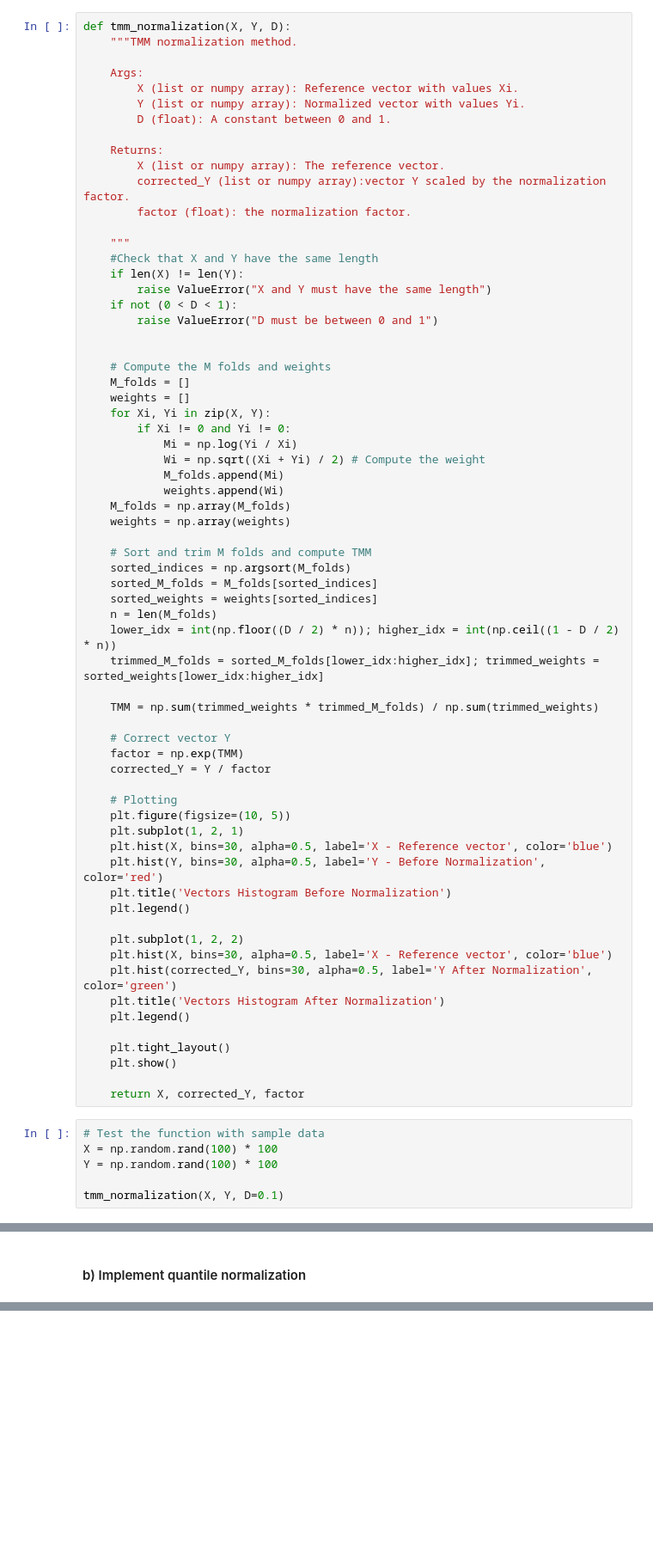
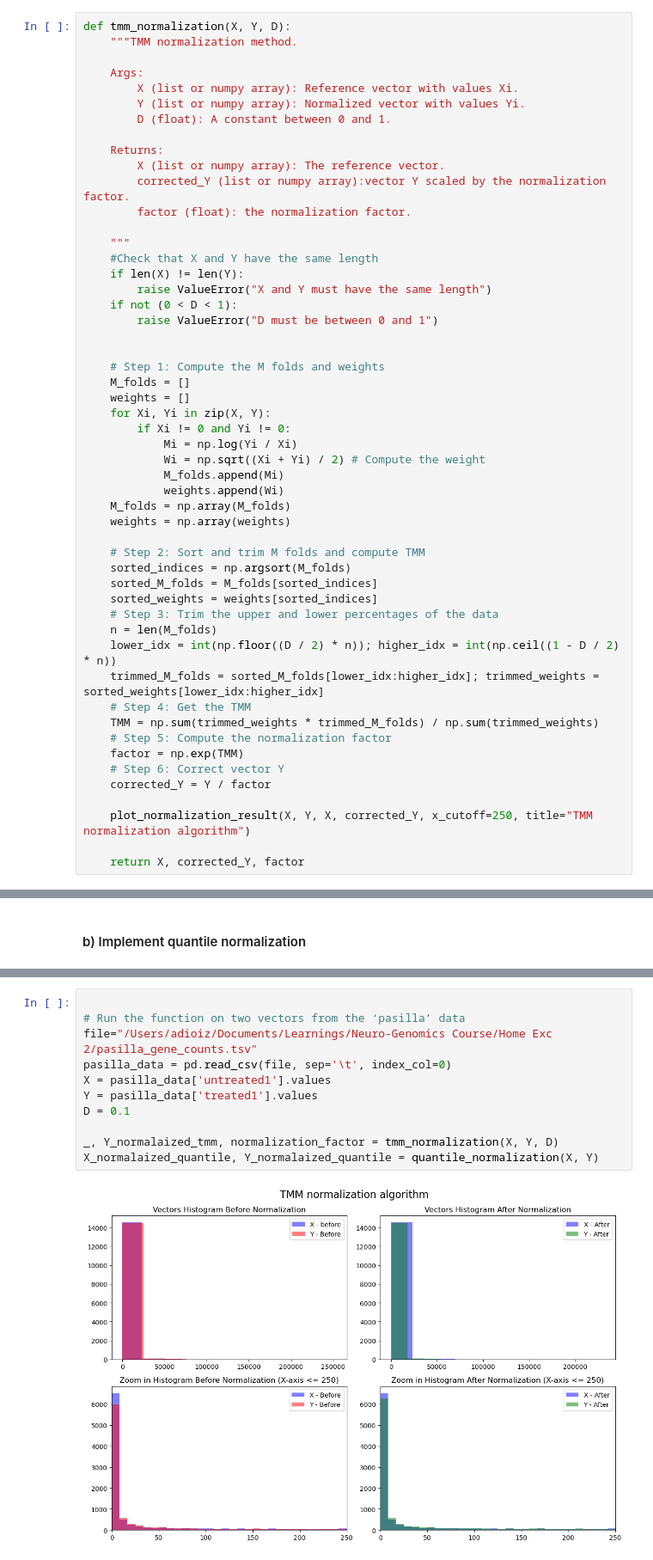
Before and after one commit to adioiz/Neuro-Genomics-Course, a Jupyter notebook: Home Exc 2/Ex2.ipynb, the cells around one changed output, grey strips where cells are left out. Shown at 86% size. Drawn from its saved outputs; the diff is of its cells as text; blank space fills up the shorter version.

```diff
--- a/Home Exc 2/Ex2.ipynb
+++ b/Home Exc 2/Ex2.ipynb
@@ -30,7 +67,7 @@ def tmm_normalization(X, Y, D):
         raise ValueError("D must be between 0 and 1")
 
 
-    # Compute the M folds and weights
+    # Step 1: Compute the M folds and weights
     M_folds = []
     weights = []
     for Xi, Yi in zip(X, Y):
@@ -42,41 +79,21 @@ def tmm_normalization(X, Y, D):
     M_folds = np.array(M_folds)
     weights = np.array(weights)
 
-    # Sort and trim M folds and compute TMM
+    # Step 2: Sort and trim M folds and compute TMM
     sorted_indices = np.argsort(M_folds)
     sorted_M_folds = M_folds[sorted_indices]
     sorted_weights = weights[sorted_indices]
+    # Step 3: Trim the upper and lower percentages of the data
     n = len(M_folds)
     lower_idx = int(np.floor((D / 2) * n)); higher_idx = int(np.ceil((1 - D / 2) * n))
     trimmed_M_folds = sorted_M_folds[lower_idx:higher_idx]; trimmed_weights = sorted_weights[lower_idx:higher_idx]
-
+    # Step 4: Get the TMM
     TMM = np.sum(trimmed_weights * trimmed_M_folds) / np.sum(trimmed_weights)
-
-    # Correct vector Y
+    # Step 5: Compute the normalization factor
     factor = np.exp(TMM)
+    # Step 6: Correct vector Y
     corrected_Y = Y / factor
 
-    # Plotting
-    plt.figure(figsize=(10, 5))
-    plt.subplot(1, 2, 1)
-    plt.hist(X, bins=30, alpha=0.5, label='X - Reference vector', color='blue')
-    plt.hist(Y, bins=30, alpha=0.5, label='Y - Before Normalization', color='red')
-    plt.title('Vectors Histogram Before Normalization')
-    plt.legend()
-
-    plt.subplot(1, 2, 2)
-    plt.hist(X, bins=30, alpha=0.5, label='X - Reference vector', color='blue')
-    plt.hist(corrected_Y, bins=30, alpha=0.5, label='Y After Normalization', color='green')
-    plt.title('Vectors Histogram After Normalization')
-    plt.legend()
-
-    plt.tight_layout()
-    plt.show()
+    plot_normalization_result(X, Y, X, corrected_Y, x_cutoff=250, title="TMM normalization algorithm")
 
     return X, corrected_Y, factor
-# %%
-# Test the function with sample data
-X = np.random.rand(100) * 100
-Y = np.random.rand(100) * 100
-
-tmm_normalization(X, Y, D=0.1)
@@ -219,0 +136,13 @@ quantile_normalization(X, Y)
+# %%
+
+# Run the function on two vectors from the ‘pasilla’ data
+file="/Users/adioiz/Documents/Learnings/Neuro-Genomics Course/Home Exc 2/pasilla_gene_counts.tsv"
+pasilla_data = pd.read_csv(file, sep='\t', index_col=0)
+X = pasilla_data['untreated1'].values
+Y = pasilla_data['treated1'].values
+D = 0.1
+
+_, Y_normalaized_tmm, normalization_factor = tmm_normalization(X, Y, D)
+X_normalaized_quantile, Y_normalaized_quantile = quantile_normalization(X, Y)
+# %% [output]
+[figure, added]
```
Also changed, not shown: parts of 8 cells of this notebook, 1 other file.
